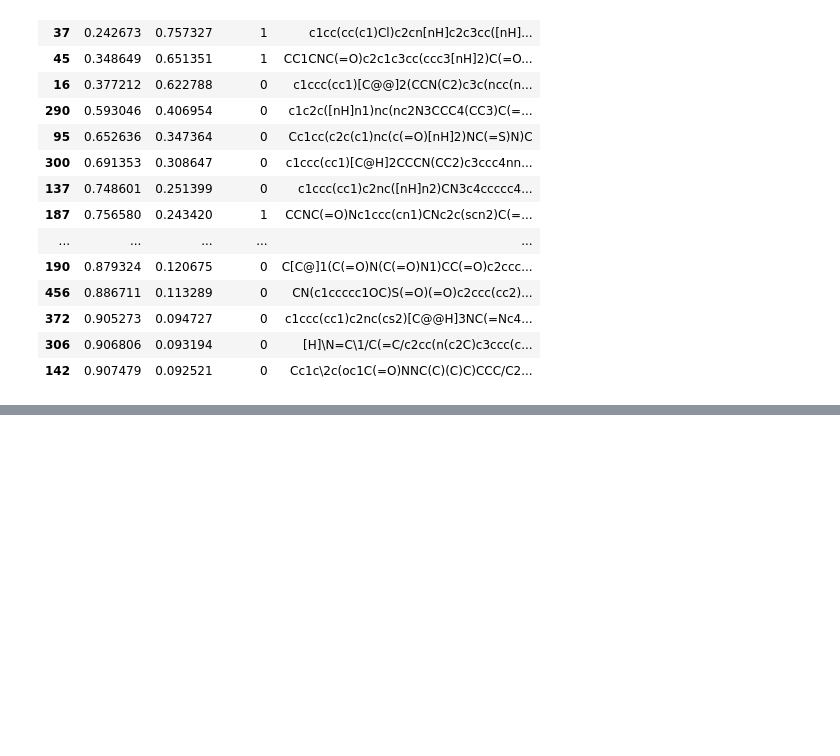
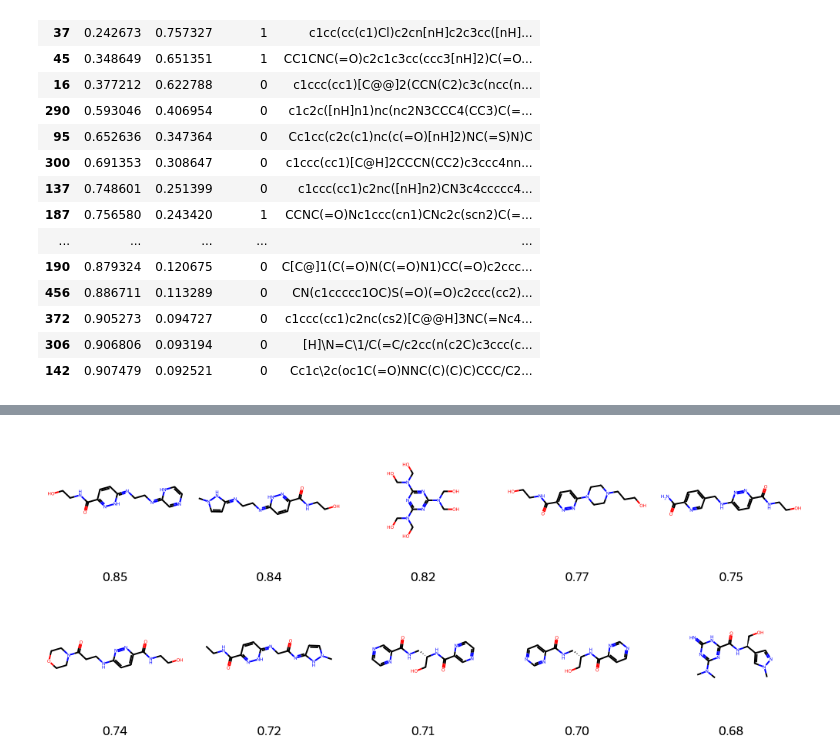
Before and after one commit to qli111/QSAR-COVID-19, a Jupyter notebook: Virtual_Screening_02.ipynb, the cells around one changed output, grey strips where cells are left out. Cells and saved outputs as stored; diff of their text form; code cells hidden in the pictures; blank space fills up the shorter version.

```diff
--- a/Virtual_Screening_02.ipynb
+++ b/Virtual_Screening_02.ipynb
@@ -177,0 +297,4 @@ NotImplementedError: ignored
+# %%
+combo_df = df.join(pred_df,how="outer")
+# %%
+combo_df.sort_values("Pos",inplace=True,ascending=False)
@@ -177,0 +312,4 @@ NotImplementedError: ignored
+# %%
+Draw.MolsToGridImage(combo_df.Mol[:10],molsPerRow=5,legends=["%.2f" % x for x in combo_df.Pos[:10]])
+# %% [output]
+[figure, added]
```
Also changed, not shown: parts of 36 cells of this notebook.
